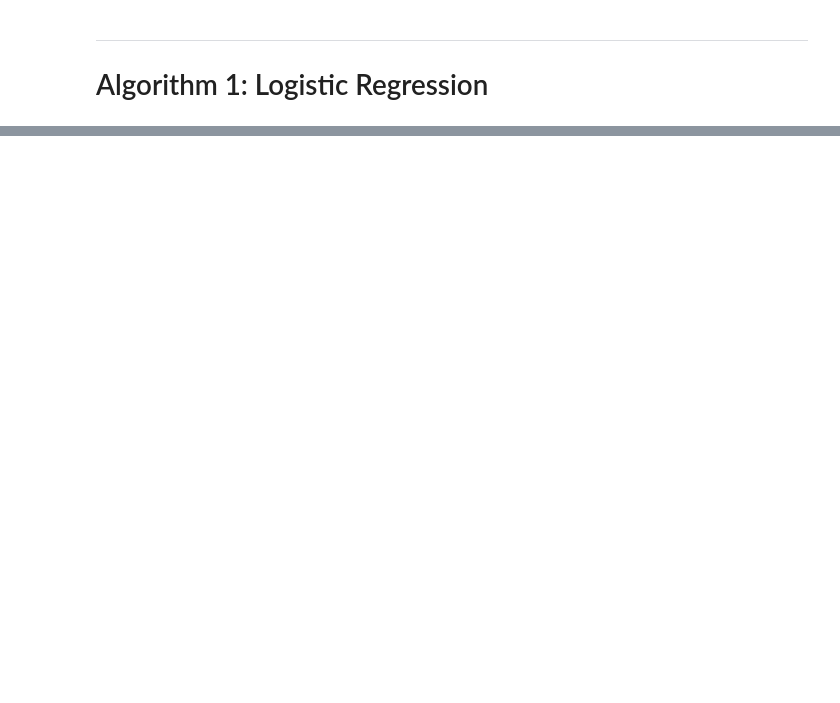
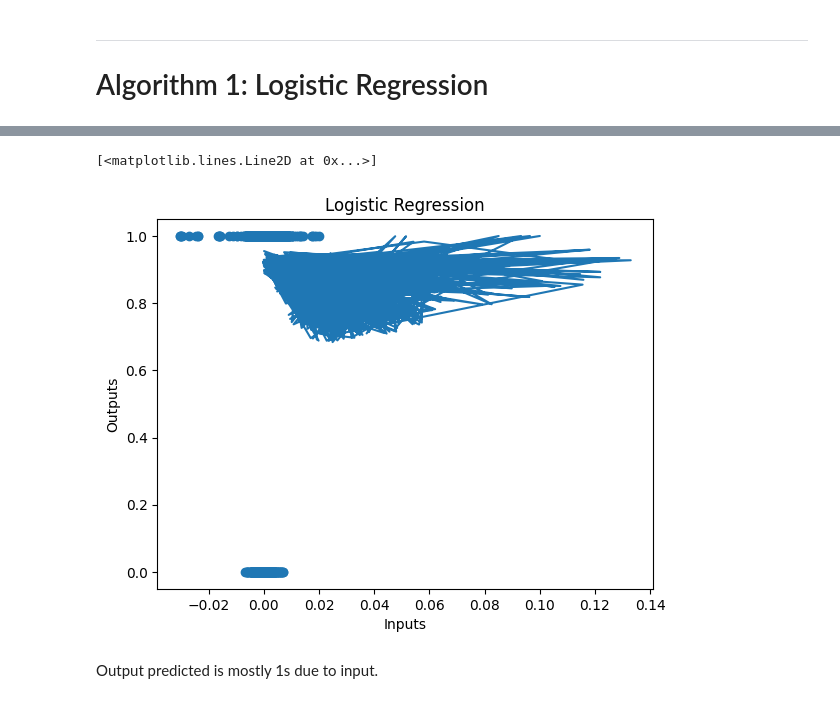
Before and after one commit to duechayapolgmit/gbui-projects-2024, a Jupyter notebook: assignment-1/development.ipynb, the cells around one changed output, grey strips where cells are left out. Cells and saved outputs as stored; diff of their text form; code cells hidden in the pictures; blank space fills up the shorter version.

Commit message:
algorithm 1 (need to fix data later)

```diff
--- a/assignment-1/development.ipynb
+++ b/assignment-1/development.ipynb
@@ -99,0 +104,3 @@ array([[-3.21467973e-03,  1.60733714e-02,  1.93416229e-02, ...,
+# %%
+model_logistic = LogisticRegression()
+model_logistic.fit(X_train, y_train)
@@ -99,0 +118,3 @@ array([[-3.21467973e-03,  1.60733714e-02,  1.93416229e-02, ...,
+# %%
+y_logis_predprob = model_logistic.predict_proba(X_test)
+y_logis_predprob
@@ -99,0 +129,13 @@ array([[-3.21467973e-03,  1.60733714e-02,  1.93416229e-02, ...,
+# %%
+plt.scatter(x_data[:,0], y_data)
+axes = plt.gca()
+plt.xlabel('Inputs')
+plt.ylabel('Outputs')
+plt.title('Logistic Regression')
+
+plt.plot(X_test[:,2], y_logis_predprob[:,1])
+# %% [output]
+[<matplotlib.lines.Line2D at 0x...>]
+[figure, added]
+# %% [markdown]
+Output predicted is mostly 1s due to input.
```
Also changed, not shown: parts of 8 cells of this notebook.
